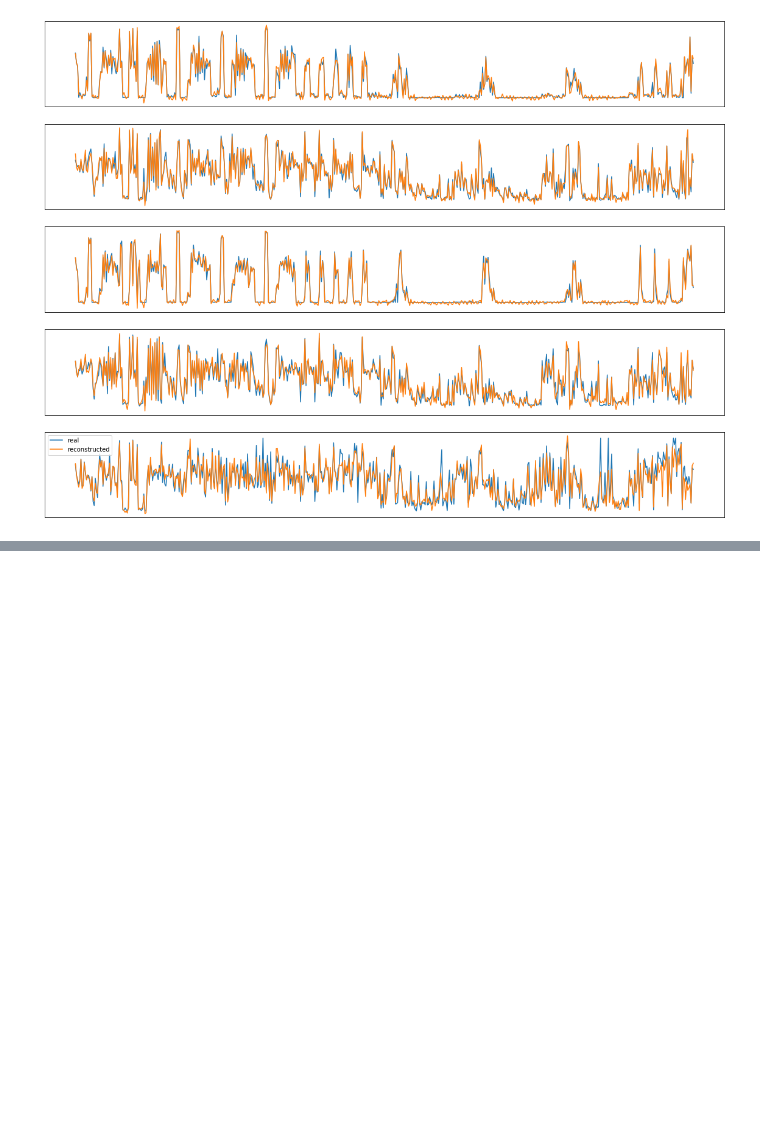
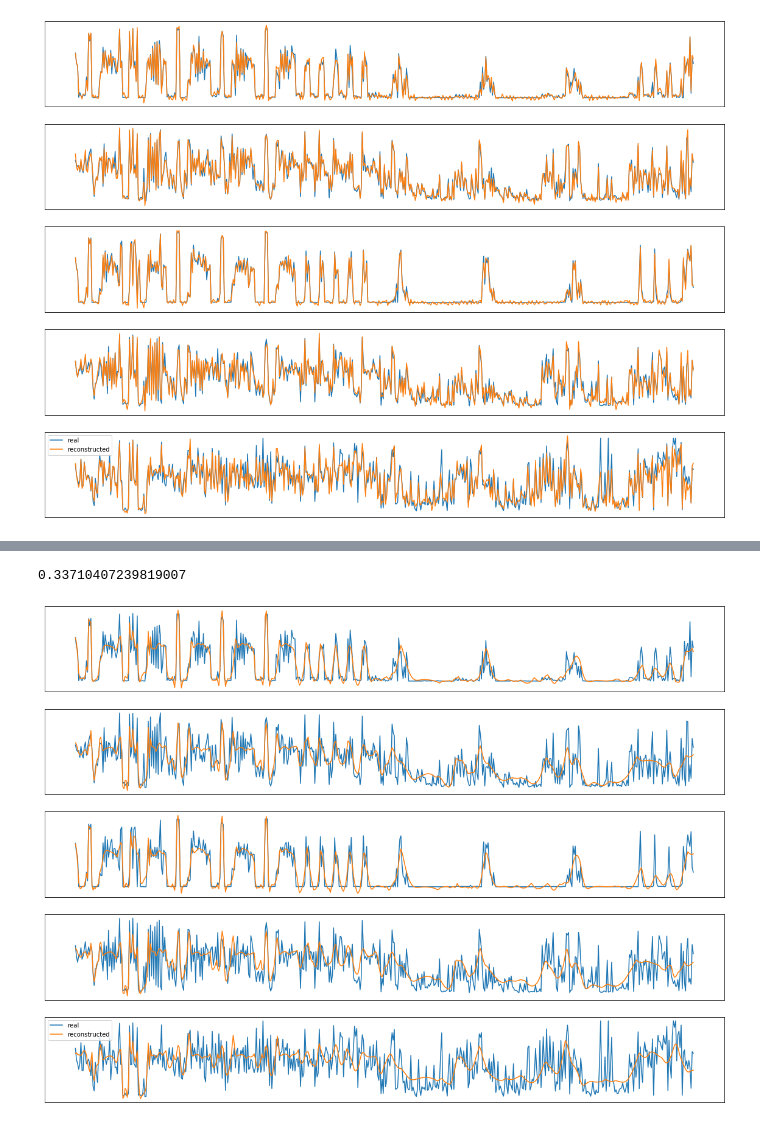
Before and after one commit to fspinna/TS_AgnosticLocalExplainer, a Jupyter notebook: notebooks/HAR_training.ipynb, the cells around one changed output, grey strips where cells are left out. Saved outputs shown, nothing was run; the diff lists cells and outputs as text; code cells hidden in the pictures; blank space fills up the shorter version.

Commit message:
added lstm benchmarks

```diff
--- a/notebooks/HAR_training.ipynb
+++ b/notebooks/HAR_training.ipynb
@@ -519,0 +523,2 @@ plt.show()
+# %%
+autoencoder = build_lstm_autoencoder(n_timesteps, 50)
@@ -519,0 +535,24 @@ plt.show()
+# %%
+autoencoder.load_weights(parentdir + "/autoencoder_checkpoints/HARDataset_lstm_autoencoder_20191130_093909_best_weights_+0.070170_.hdf5")
+# %%
+reconstruction_blackbox_consistency(autoencoder, blackbox, X_exp_test)
+# %% [output]
+0.33710407239819007
+# %%
+decoded_tss = autoencoder.predict(X_exp_val)
+n = 100
+g = 1
+plt.figure(figsize=(20, 15))
+for i in range(n, n+5):
+    # display original
+    ax = plt.subplot(5, 1, g)
+    g  += 1
+    plt.plot(X_exp_val[i], label = "real")
+    plt.plot(decoded_tss[i], label = "reconstructed")
+    plt.gray()
+    ax.get_xaxis().set_visible(False)
+    ax.get_yaxis().set_visible(False)
+plt.legend()
+plt.show()
+# %% [output]
+[figure, added]
```
Also changed, not shown: parts of 5 cells of this notebook, 23 other files.
